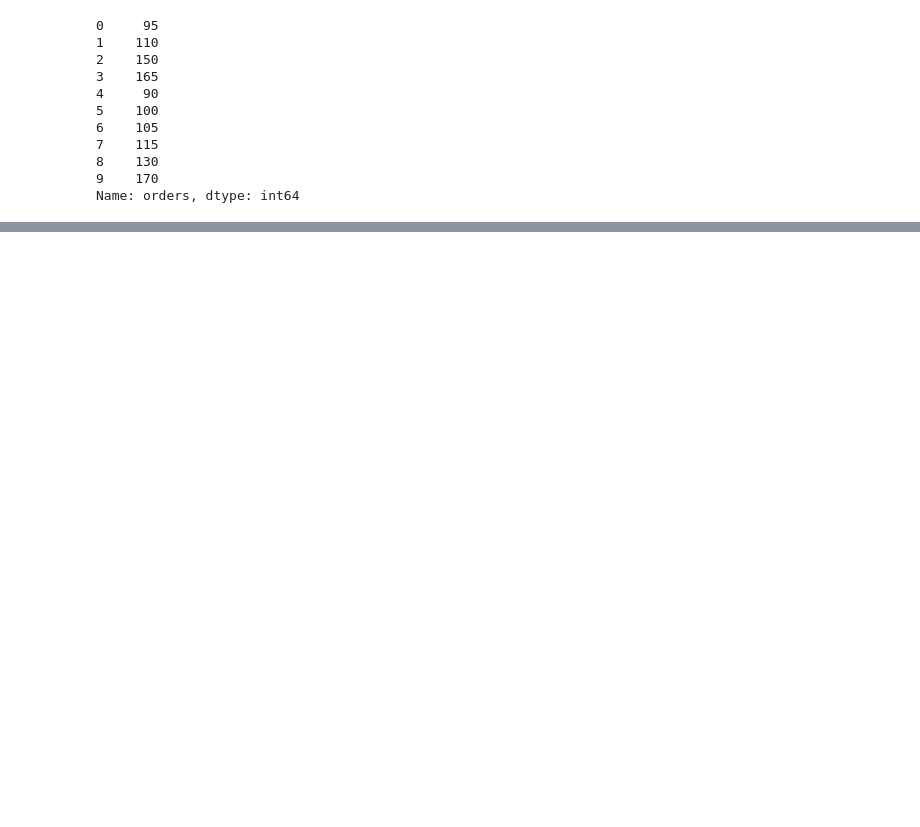
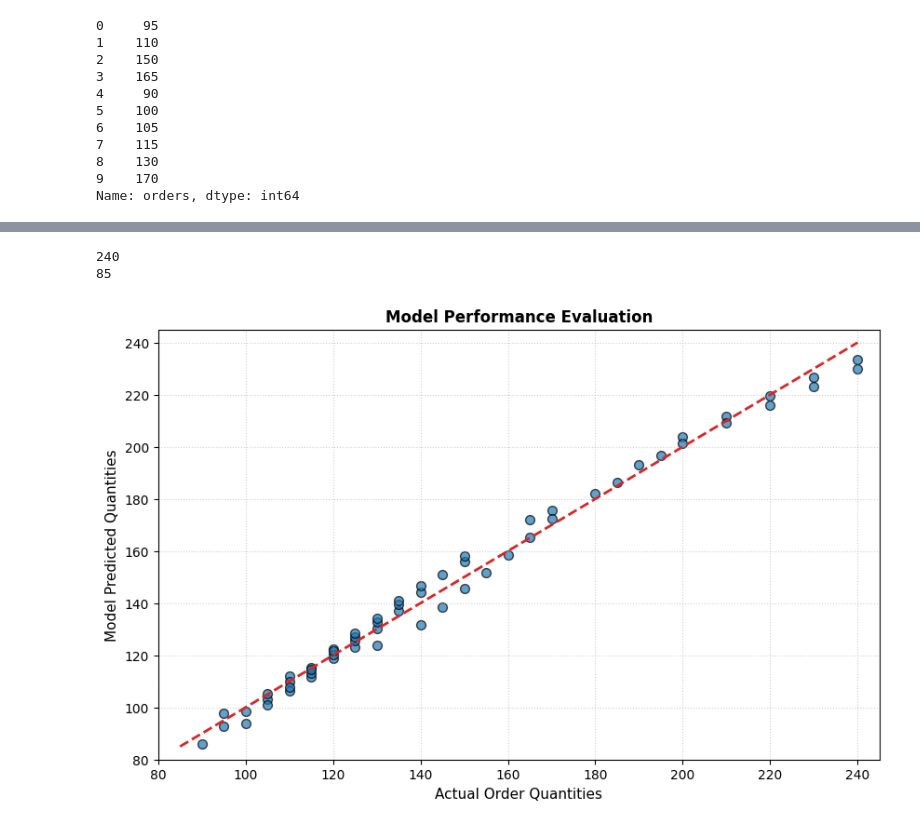
Before and after one commit to Ehsanullah946/SkyTeams-AI-ML-Internship-2026-EhsanullahAkbari, a Jupyter notebook: week-2/linear-regression/linear.ipynb, the cells around one changed output, grey strips where cells are left out. Saved outputs shown, nothing was run; the diff lists cells and outputs as text; code cells hidden in the pictures; blank space fills up the shorter version.

Commit message:
anlyze and visulize the model

```diff
--- a/week-2/linear-regression/linear.ipynb
+++ b/week-2/linear-regression/linear.ipynb
@@ -307,0 +161,28 @@ Predicted Total Orders: 138.74
+# %%
+all_predicted_orders = np.dot(X_scaled, w) + b
+
+plt.figure(figsize=(10, 6))
+
+plt.scatter(y, all_predicted_orders, color='#1f77b4', alpha=0.7, edgecolors='k', s=50, label='Data Days')
+
+max_val = max(int(np.max(y)), int(np.max(all_predicted_orders)))
+min_val = min(int(np.min(y)), int(np.min(all_predicted_orders)))
+
+print(max_val)
+print(min_val)
+
+plt.plot([min_val, max_val], [min_val, max_val], color='#d62728', linestyle='--', linewidth=2, label='Perfect Prediction')
+
+plt.title('Model Performance Evaluation', fontsize=12, fontweight='bold')
+plt.xlabel('Actual Order Quantities', fontsize=11)
+plt.ylabel('Model Predicted Quantities', fontsize=11)
+plt.xlim(min_val - 5, max_val + 5)
+plt.ylim(min_val - 5, max_val + 5)
+plt.grid(True, linestyle=':', alpha=0.6)
+plt.legend(loc='upper left')
+
+plt.show()
+# %% [output]
+240
+85
+[figure, added]
```
Also changed, not shown: parts of 4 cells of this notebook.
